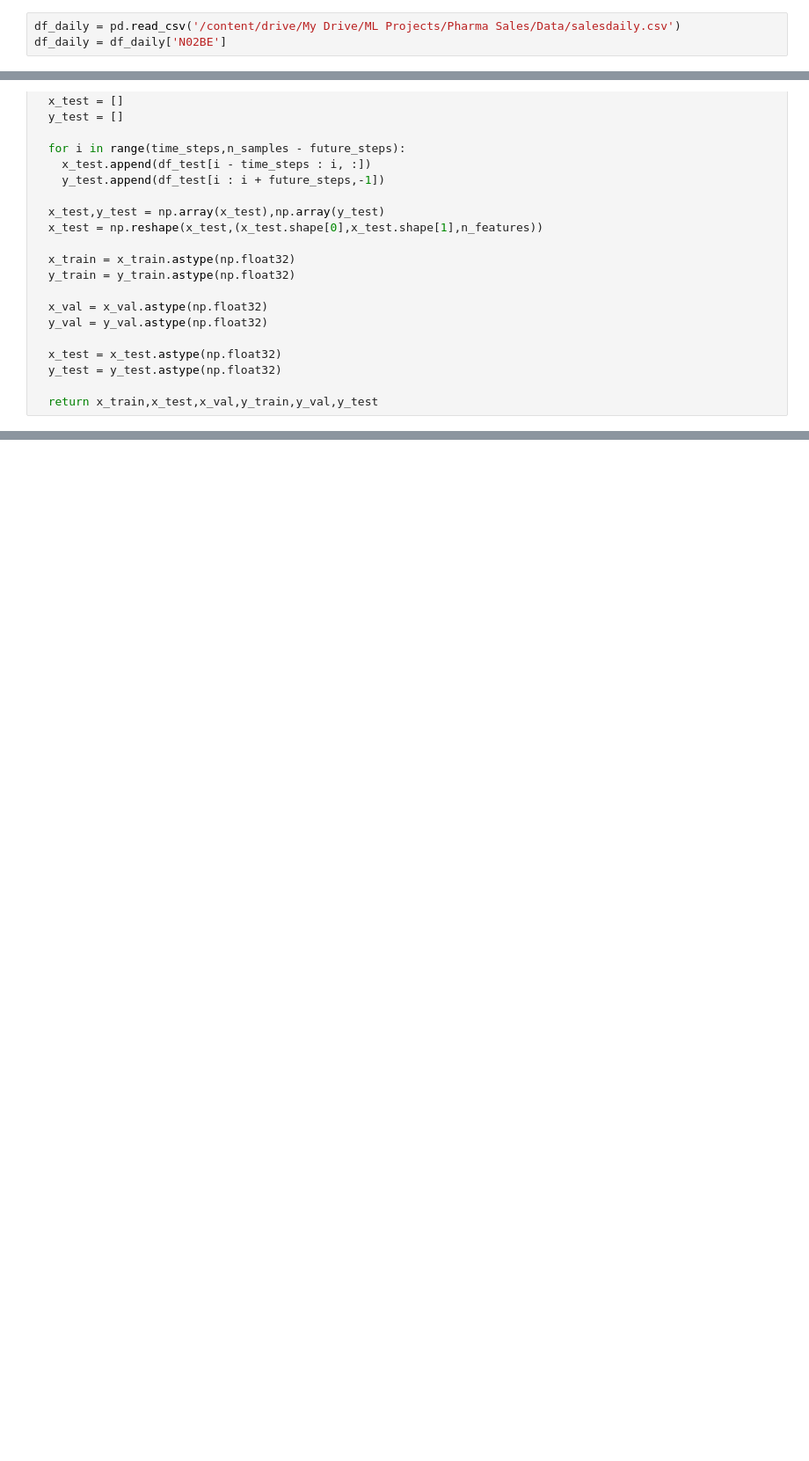
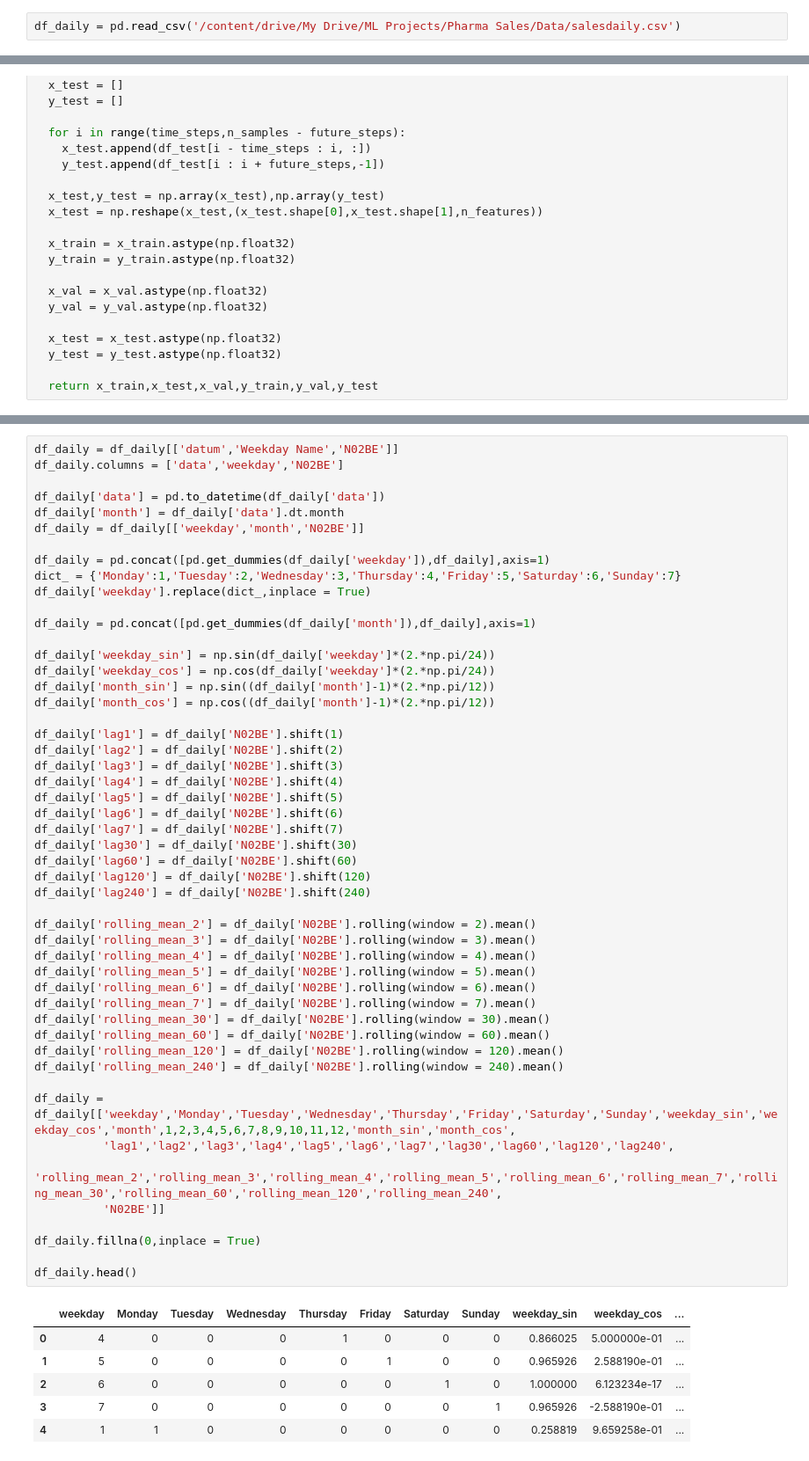
Before and after one commit to rtegao/Pharma-Sales, a Jupyter notebook: EsembleLearning/EsembleRNN.ipynb, the cells around one changed output, grey strips where cells are left out. Shown at 88% size. Cells and saved outputs as stored; diff of their text form; blank space fills up the shorter version.

```diff
--- a/EsembleLearning/EsembleRNN.ipynb
+++ b/EsembleLearning/EsembleRNN.ipynb
@@ -11,6 +21,5 @@ from tensorflow.keras.layers import LSTM,GRU
 # %%
 df_daily = pd.read_csv('/content/drive/My Drive/ML Projects/Pharma Sales/Data/salesdaily.csv')
-df_daily = df_daily['N02BE']
 # %% [markdown]
 # Importing Pre-Treined models
 # %%
@@ -139,0 +172,57 @@ def Regressor(future_steps,time_steps,n_features,df_train,df_val,df_test):
+# %%
+df_daily = df_daily[['datum','Weekday Name','N02BE']]
+df_daily.columns = ['data','weekday','N02BE']
+
+df_daily['data'] = pd.to_datetime(df_daily['data'])
+df_daily['month'] = df_daily['data'].dt.month
+df_daily = df_daily[['weekday','month','N02BE']]
+
+df_daily = pd.concat([pd.get_dummies(df_daily['weekday']),df_daily],axis=1)
+dict_ = {'Monday':1,'Tuesday':2,'Wednesday':3,'Thursday':4,'Friday':5,'Saturday':6,'Sunday':7}
+df_daily['weekday'].replace(dict_,inplace = True)
+
+df_daily = pd.concat([pd.get_dummies(df_daily['month']),df_daily],axis=1)
+
+df_daily['weekday_sin'] = np.sin(df_daily['weekday']*(2.*np.pi/24))
+df_daily['weekday_cos'] = np.cos(df_daily['weekday']*(2.*np.pi/24))
+df_daily['month_sin'] = np.sin((df_daily['month']-1)*(2.*np.pi/12))
+df_daily['month_cos'] = np.cos((df_daily['month']-1)*(2.*np.pi/12))
+
+df_daily['lag1'] = df_daily['N02BE'].shift(1)
+df_daily['lag2'] = df_daily['N02BE'].shift(2)
+df_daily['lag3'] = df_daily['N02BE'].shift(3)
+df_daily['lag4'] = df_daily['N02BE'].shift(4)
+df_daily['lag5'] = df_daily['N02BE'].shift(5)
+df_daily['lag6'] = df_daily['N02BE'].shift(6)
+df_daily['lag7'] = df_daily['N02BE'].shift(7)
+df_daily['lag30'] = df_daily['N02BE'].shift(30)
+df_daily['lag60'] = df_daily['N02BE'].shift(60)
+df_daily['lag120'] = df_daily['N02BE'].shift(120)
+df_daily['lag240'] = df_daily['N02BE'].shift(240)
+
+df_daily['rolling_mean_2'] = df_daily['N02BE'].rolling(window = 2).mean()
+df_daily['rolling_mean_3'] = df_daily['N02BE'].rolling(window = 3).mean()
+df_daily['rolling_mean_4'] = df_daily['N02BE'].rolling(window = 4).mean()
+df_daily['rolling_mean_5'] = df_daily['N02BE'].rolling(window = 5).mean()
+df_daily['rolling_mean_6'] = df_daily['N02BE'].rolling(window = 6).mean()
+df_daily['rolling_mean_7'] = df_daily['N02BE'].rolling(window = 7).mean()
+df_daily['rolling_mean_30'] = df_daily['N02BE'].rolling(window = 30).mean()
+df_daily['rolling_mean_60'] = df_daily['N02BE'].rolling(window = 60).mean()
+df_daily['rolling_mean_120'] = df_daily['N02BE'].rolling(window = 120).mean()
+df_daily['rolling_mean_240'] = df_daily['N02BE'].rolling(window = 240).mean()
+
+df_daily = df_daily[['weekday','Monday','Tuesday','Wednesday','Thursday','Friday','Saturday','Sunday','weekday_sin','weekday_cos','month',1,2,3,4,5,6,7,8,9,10,11,12,'month_sin','month_cos',
+          'lag1','lag2','lag3','lag4','lag5','lag6','lag7','lag30','lag60','lag120','lag240',
+          'rolling_mean_2','rolling_mean_3','rolling_mean_4','rolling_mean_5','rolling_mean_6','rolling_mean_7','rolling_mean_30','rolling_mean_60','rolling_mean_120','rolling_mean_240',
+          'N02BE']]
+
+df_daily.fillna(0,inplace = True)
+
+df_daily.head()
+# %% [output]
+|  | weekday | Monday | Tuesday | Wednesday | Thursday | Friday | Saturday | Sunday | weekday_sin | weekday_cos | ... |
+| 0 | 4 | 0 | 0 | 0 | 1 | 0 | 0 | 0 | 0.866025 | 5.000000e-01 | ... |
+| 1 | 5 | 0 | 0 | 0 | 0 | 1 | 0 | 0 | 0.965926 | 2.588190e-01 | ... |
+| 2 | 6 | 0 | 0 | 0 | 0 | 0 | 1 | 0 | 1.000000 | 6.123234e-17 | ... |
+| 3 | 7 | 0 | 0 | 0 | 0 | 0 | 0 | 1 | 0.965926 | -2.588190e-01 | ... |
+| 4 | 1 | 1 | 0 | 0 | 0 | 0 | 0 | 0 | 0.258819 | 9.659258e-01 | ... |
```
Also changed, not shown: parts of 26 cells of this notebook.
